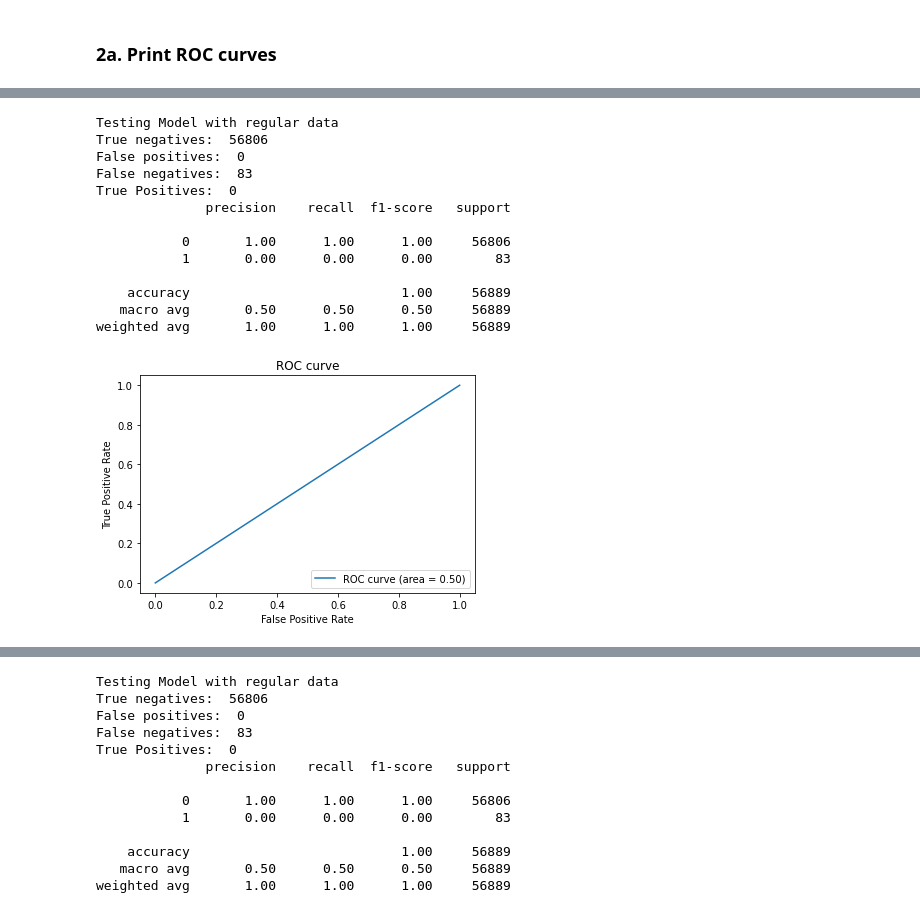
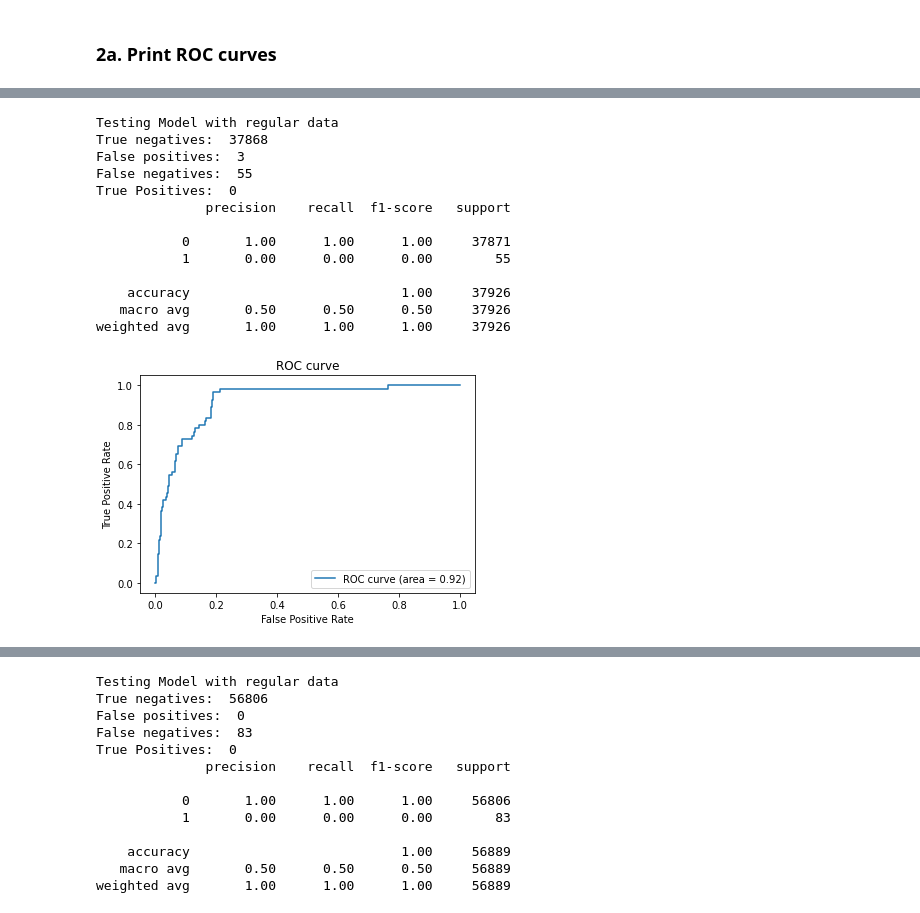
Before and after one commit to BigLob/CDA, a Jupyter notebook: Lab1-2021.ipynb, the cells around one changed output, grey strips where cells are left out. Drawn from its saved outputs; the diff is of its cells as text; code cells hidden in the pictures.

```diff
--- a/Lab1-2021.ipynb
+++ b/Lab1-2021.ipynb
@@ -141,6 +143,8 @@ def process_df(df):
 # %%
+df = pd.read_csv("cda-lab-1-credit-card-fraud/train_data.csv")
+
+df = process_df(df)
 num = len(df[df["label"]==1])
-
 non_fraud = df[df["label"] == 0].sample(num, random_state=12)
 fraud = df[df["label"] == 1].sample(num, random_state=12)
 
@@ -191,2 +223,6 @@ Name: bin, Length: 117, dtype: int64
 # %%
 train_data = process_df(pd.read_csv("cda-lab-1-credit-card-fraud/train_data.csv")).drop(["mail_id", "ip_id", "card_id"], axis=1)
+test_data = process_df(pd.read_csv("cda-lab-1-credit-card-fraud/test_data.csv")).drop(["mail_id", "ip_id", "card_id"], axis=1)
+
+# train_data = process_df(pd.read_csv("cda-lab-1-credit-card-fraud/train_data.csv"))
+# test_data = process_df(pd.read_csv("cda-lab-1-credit-card-fraud/test_data.csv"))
@@ -221,25 +281,46 @@ from imblearn.over_sampling import SMOTE
 from sklearn.gaussian_process import GaussianProcessClassifier
 from sklearn.gaussian_process.kernels import RBF
 
-train, test = train_test_split(train_data, test_size=0.3, stratify=train_data["label"], random_state=12)
+columns = ["issuercountrycode", "txvariantcode"]
+#["issuercountrycode","txvariantcode","bin","amount","currencycode","shoppercountrycode","shopperinteraction","cardverificationcodesupplied","cvcresponsecode","accountcode"]
+train_data = train_data.drop(columns=columns)
+train, test = train_test_split(train_data, test_size=0.2, stratify=train_data["label"], random_state=12)
 
-def test_model(classifier=LogisticRegression(), with_smote=False):
+def test_model(classifier=LogisticRegression(), with_smote=False, use_test=False):
     if with_smote:
         print("Testing Model with SMOTEd data")
-        X_resampled, y_resampled = SMOTE(k_neighbors=5).fit_resample(train.drop(["label"], axis=1), train["label"])
+        # X_resampled, y_resampled = SMOTE(k_neighbors=5).fit_resample(train.drop(["label"], axis=1), train["label"])
+        #smoted_data = smote(train_data)
+        smoted_data = pd.read_csv("cda-lab-1-credit-card-fraud/synthetic_train_full.csv").drop(columns=columns)
+        smote_no_scale = smoted_data.copy()
+        smoted_data = scale(smoted_data, standardization=True)
+        smoted_data = scale(smoted_data)
+        smoted_data["label"] = smote_no_scale["label"]
         smote_model = classifier
-        smote_model.fit(X_resampled, y_resampled)
+
+        if use_test:
+            smote_model.fit(smoted_data.drop("label", axis=1), smoted_data["label"])
+            predictions = smote_model.predict(test_data)
+            pred_proba = smote_model.predict_proba(test_data)
+            return predictions, pred_proba
+
+        smote_model.fit(smoted_data.drop("label", axis=1), smoted_data["label"])
         predictions = smote_model.predict(test.drop("label", axis=1))
+        pred_proba = smote_model.predict_proba(test.drop("label", axis=1))
+
     else:
         print("Testing Model with regular data")
         model = classifier
         model.fit(train.drop("label", axis=1), train["label"])
         predictions = model.predict(test.drop("label", axis=1))
+        pred_proba = model.predict_proba(test.drop("label", axis=1))
+
+
 
     tn, fp, fn, tp = confusion_matrix(test['label'], predictions).ravel()
     print('True negatives: ', tn, '\nFalse positives: ', fp, '\nFalse negatives: ', fn, '\nTrue Positives: ', tp)
     print(classification_report(test["label"], predictions, zero_division=0))
-    return predictions
+    return predictions, pred_proba
 # %%
 def plot_roc_curve(y_test, y_pred):
     from sklearn.metrics import roc_curve, auc
@@ -255,20 +336,21 @@ def plot_roc_curve(y_test, y_pred):
     plt.legend(loc="lower right")
     plt.show()
 # %%
-predictions = test_model()
-plot_roc_curve(test["label"], predictions)
+predictions, probabilities = test_model()
+plot_roc_curve(test["label"], probabilities[:,1])
+train.describe()
 # %% [output]
 Testing Model with regular data
-True negatives:  56806
-False positives:  0
-False negatives:  83
+True negatives:  37868
+False positives:  3
+False negatives:  55
 True Positives:  0
               precision    recall  f1-score   support
 
-           0       1.00      1.00      1.00     56806
-           1       0.00      0.00      0.00        83
+           0       1.00      1.00      1.00     37871
+           1       0.00      0.00      0.00        55
 
-    accuracy                           1.00     56889
-   macro avg       0.50      0.50      0.50     56889
-weighted avg       1.00      1.00      1.00     56889
+    accuracy                           1.00     37926
+   macro avg       0.50      0.50      0.50     37926
+weighted avg       1.00      1.00      1.00     37926
-[figure, old version]
+[figure, new version]
```
Also changed, not shown: parts of 18 cells of this notebook.
